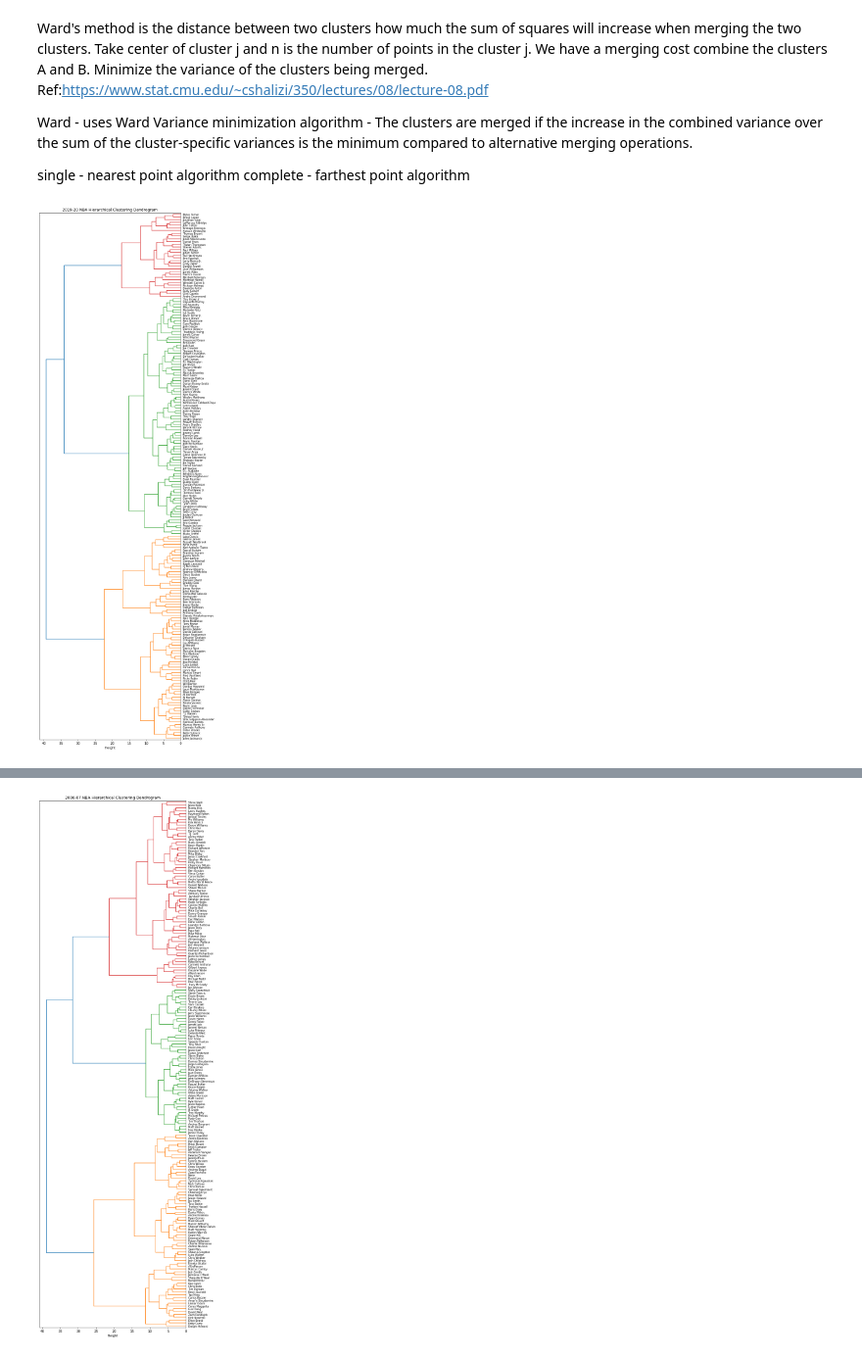
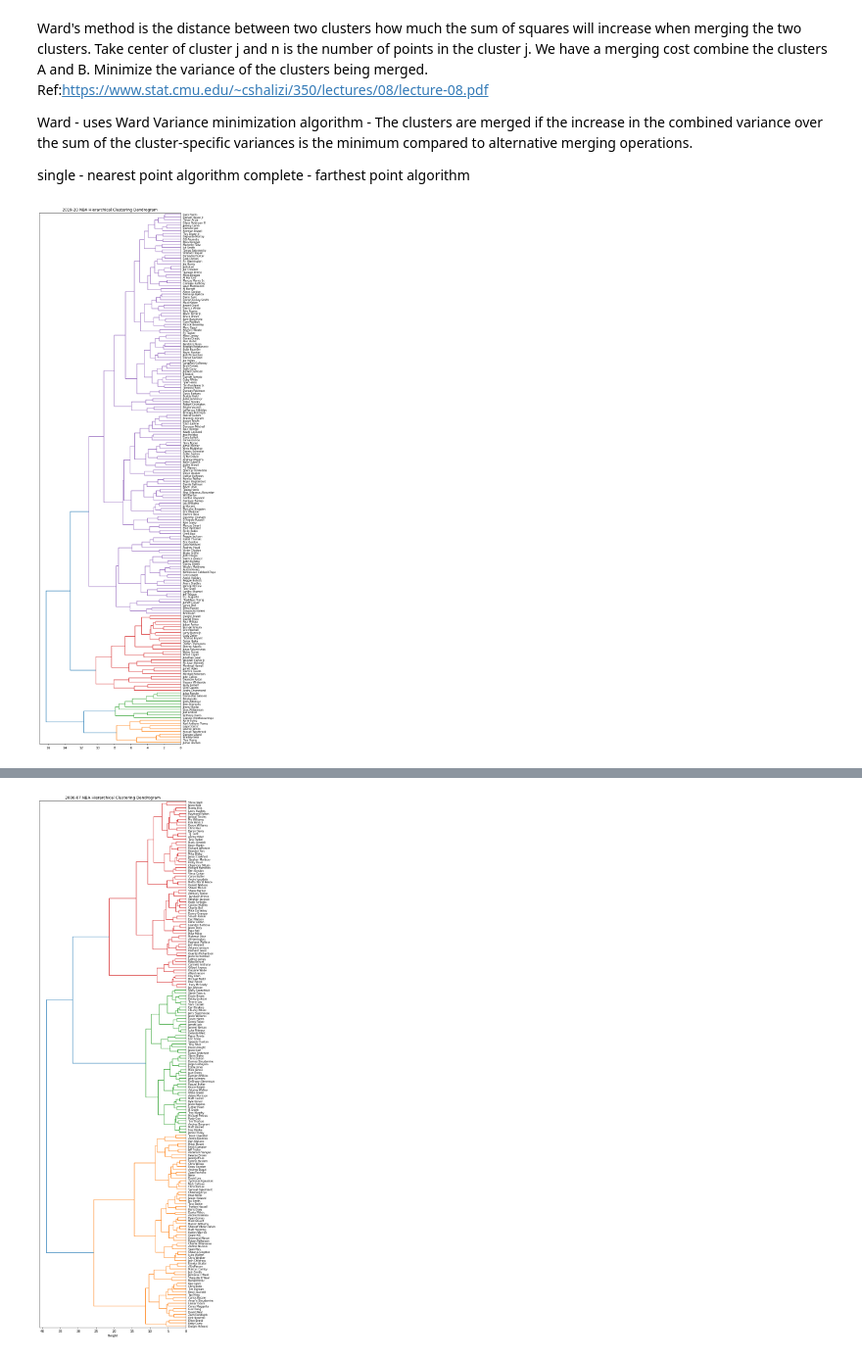
Before and after one commit to Mayer-Yang/NBA_Winner, a Jupyter notebook: raw_analysis_code/NBA-PlayersClustering.ipynb, the cells around one changed output, grey strips where cells are left out. Shown: that part at 98% size. Saved outputs shown, nothing was run; the diff lists cells and outputs as text; code cells hidden in the pictures.

```diff
--- a/raw_analysis_code/NBA-PlayersClustering.ipynb
+++ b/raw_analysis_code/NBA-PlayersClustering.ipynb
@@ -152,6 +253,7 @@ max         85.000000
 Name: GP, dtype: float64
 # %%
 cluster = cluster [(cluster.MIN > 23) & (cluster.GP > 15) & (cluster.year == '2019-20')].reset_index(drop=True)
+cluster = cluster.drop_duplicates()
 # %%
 df[(df.name == 'Brandon Ingram') | (df.name == 'Pascal Siakam') ][['year','name','GP', 'MIN', 'FG_PCT', 'FGM', 'FGA', 'FG3M', 'FG3A',
     'FG3_PCT', 'FTM', 'FTA', 'FT_PCT', 'OREB', 'DREB',
@@ -179,23 +281,22 @@ complete - farthest point algorithm
 # %%
 features = [x for x in cluster.columns if (x != 'PLAYER_NAME') &  (x != 'year') ]
 
 x = cluster.loc[:, features].values
 y = cluster.loc[:,['PLAYER_NAME']].values
 
 x = StandardScaler().fit_transform(x) # standardize all values
 
 pca = PCA(n_components=0.99)
 principalComponents = pca.fit_transform(x)
 
 plt.figure(figsize=(8,24))
 plt.title('2019-20 NBA Hierarchical Clustering Dendrogram')
-dend = shc.dendrogram(shc.linkage(x, method='ward'),labels=list(cluster.PLAYER_NAME),orientation='left')
+dend = shc.dendrogram(shc.linkage(principalComponents, method='complete'),labels=list(cluster.PLAYER_NAME),orientation='left')
 
 plt.yticks(fontsize=8)
-plt.xlabel('Height')
 
 plt.tight_layout()
 
 plt.show()
 # %% [output]
-[figure, old version]
+[figure, new version]
```
Also changed, not shown: parts of 17 cells of this notebook.
